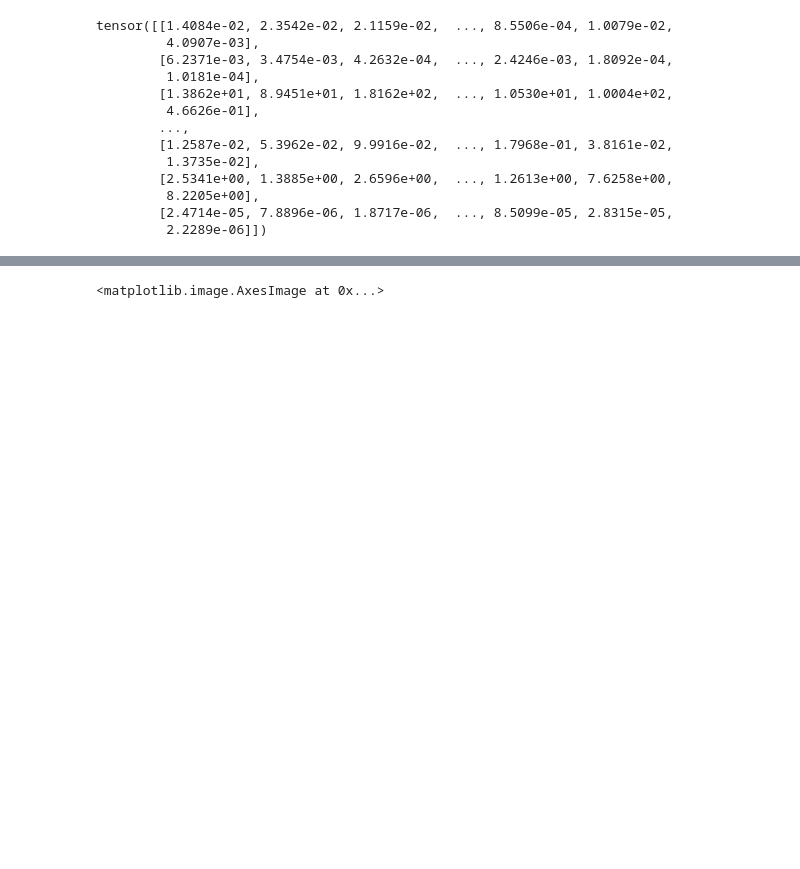
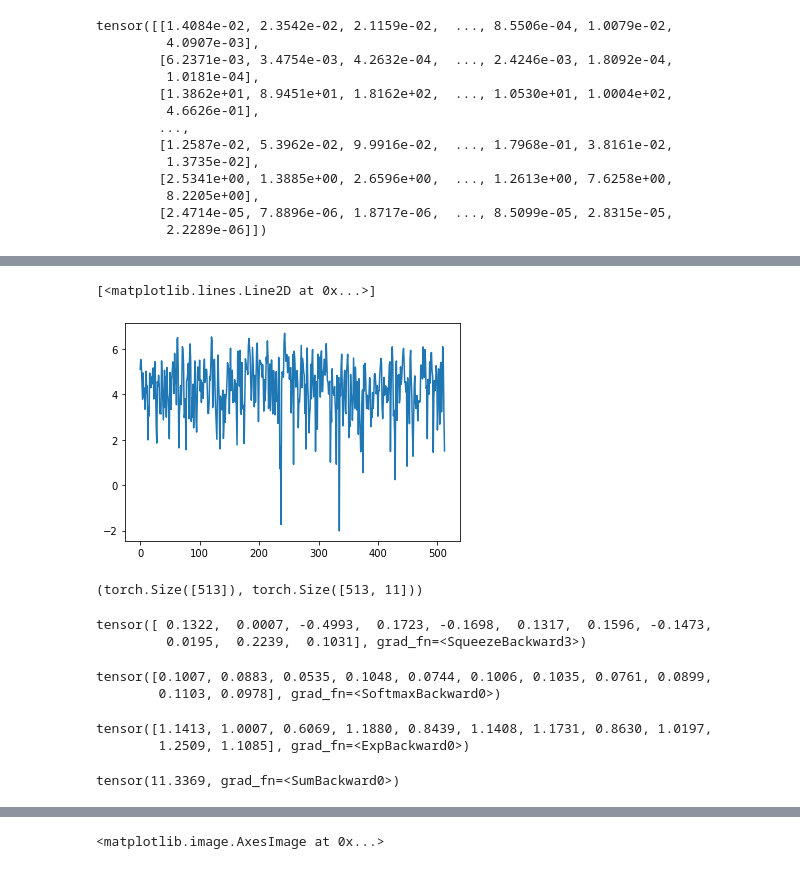
Before and after one commit to jdasam/ant5015-2022Spring, a Jupyter notebook: 3rd week Live Coding.ipynb, the cells around one changed output, grey strips where cells are left out. Cells and saved outputs as stored; diff of their text form; code cells hidden in the pictures; blank space fills up the shorter version.

```diff
--- a/3rd week Live Coding.ipynb
+++ b/3rd week Live Coding.ipynb
@@ -366,0 +370,2 @@ tensor([ -4.3422,   2.2521, -42.6561,  22.9018, -67.1682,  12.1920,  46.7237,
+# %%
+log_spec = torch.log(total_spec + 1e-6)
@@ -366,0 +376,36 @@ tensor([ -4.3422,   2.2521, -42.6561,  22.9018, -67.1682,  12.1920,  46.7237,
+# %%
+'''
+0번째 pitch의 5번째 sine sample의 전체 frequency bin, 30번째 time bin
+'''
+input_tensor = log_spec[0, 5, :, 30]
+plt.plot(input_tensor)
+# %% [output]
+[<matplotlib.lines.Line2D at 0x...>]
+[figure, added]
+# %%
+input_tensor.shape, model.shape
+# %% [output]
+(torch.Size([513]), torch.Size([513, 11]))
+# %%
+output = torch.matmul(input_tensor, model)
+output
+# %% [output]
+tensor([ 0.1322,  0.0007, -0.4993,  0.1723, -0.1698,  0.1317,  0.1596, -0.1473,
+         0.0195,  0.2239,  0.1031], grad_fn=<SqueezeBackward3>)
+# %%
+torch.softmax(output, dim=0)
+# %% [output]
+tensor([0.1007, 0.0883, 0.0535, 0.1048, 0.0744, 0.1006, 0.1035, 0.0761, 0.0899,
+        0.1103, 0.0978], grad_fn=<SoftmaxBackward0>)
+# %%
+# def softmax(atensor, dim):
+
+exponential_value = torch.exp(output)
+exponential_value
+# %% [output]
+tensor([1.1413, 1.0007, 0.6069, 1.1880, 0.8439, 1.1408, 1.1731, 0.8630, 1.0197,
+        1.2509, 1.1085], grad_fn=<ExpBackward0>)
+# %%
+exponential_value.sum()
+# %% [output]
+tensor(11.3369, grad_fn=<SumBackward0>)
```
Also changed, not shown: parts of 30 cells of this notebook.
